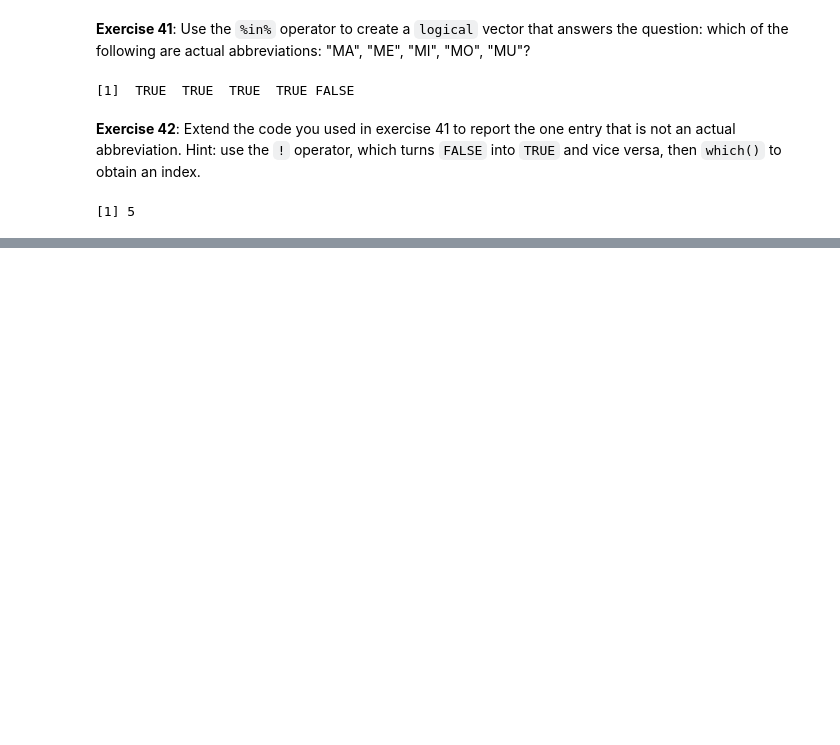
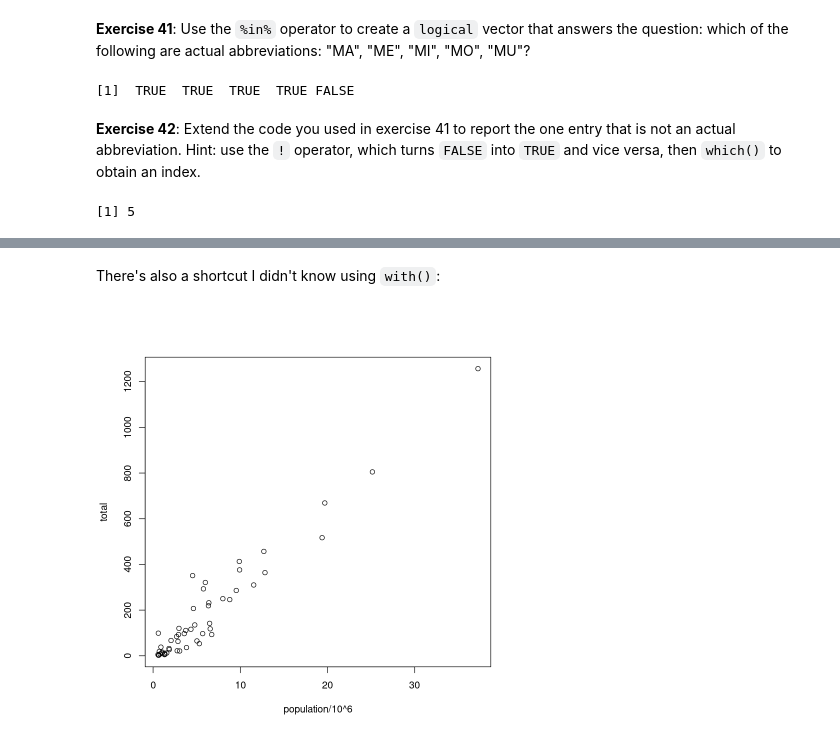
Before and after one commit to readyready15728/data-wrangling-and-visualization-with-r, a Jupyter notebook: 02_r_basics/02_r_basics.ipynb, the cells around one changed output, grey strips where cells are left out. Cells and saved outputs as stored; diff of their text form; code cells hidden in the pictures; blank space fills up the shorter version.

```diff
--- a/02_r_basics/02_r_basics.ipynb
+++ b/02_r_basics/02_r_basics.ipynb
@@ -1670,0 +1681,7 @@ which(!(c('MA', 'ME', 'MI', 'MO', 'MU') %in% murders$abb))
+# %% [markdown]
+There's also a shortcut I didn't know using `with()`:
+# %%
+par(bg = 'white')
+with(murders, plot(population / 10^6, total))
+# %% [output]
+[figure, added]
```
Also changed, not shown: parts of 17 cells of this notebook.
